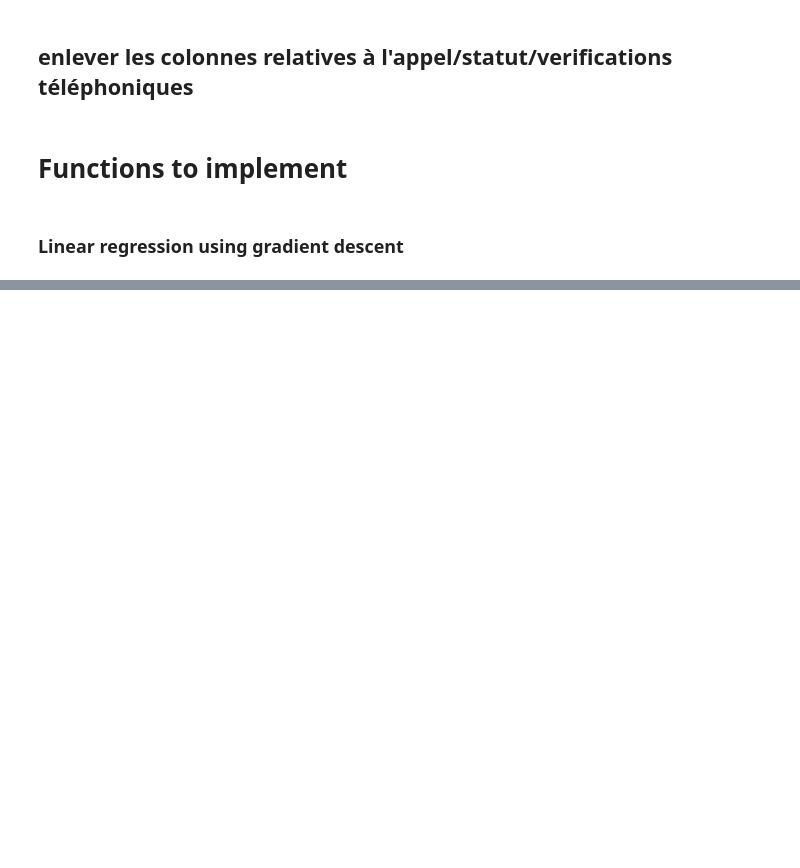
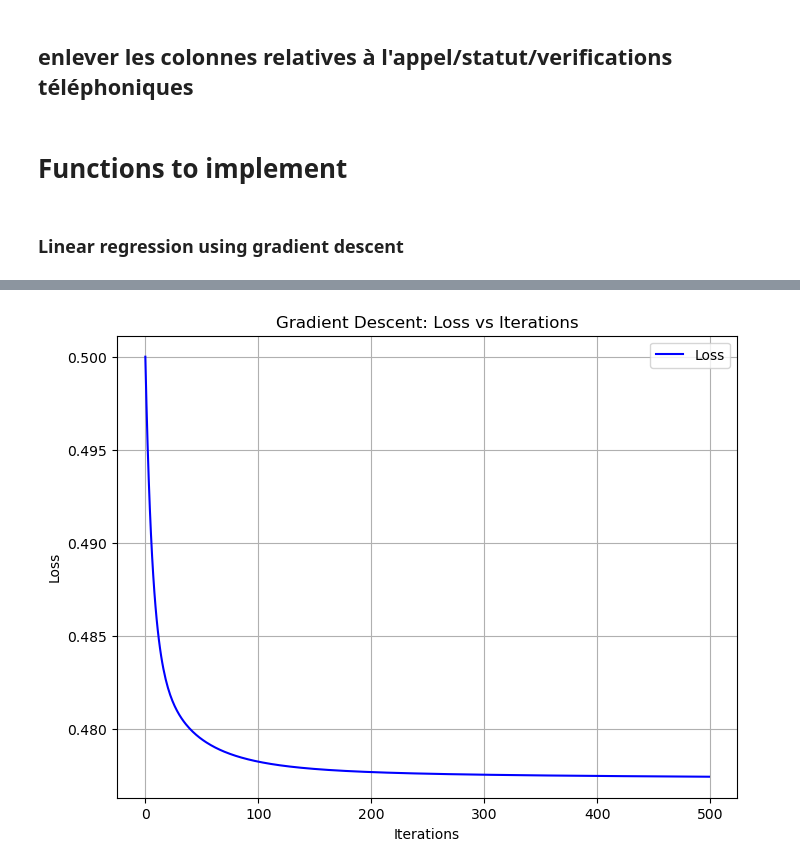
Before and after one commit to danielmurphy05/ML-Project1-Anna-Daniel, a Jupyter notebook: work.ipynb, the cells around one changed output, grey strips where cells are left out. Cells and saved outputs as stored; diff of their text form; code cells hidden in the pictures; blank space fills up the shorter version.

```diff
--- a/work.ipynb
+++ b/work.ipynb
@@ -283,6 +340,6 @@ def gradient_descent(y, tx, initial_w, max_iters, gamma):
 # %%
-# Préparer les données
-X = data_clean.copy()
+# Features
+X = data_clean_standardized.to_numpy(dtype=float)
 
 y = pd.read_csv("dataset/y_train.csv")
 
@@ -305,0 +363,21 @@ Nombre de features : 177
+# %%
+# Number of features
+D = X.shape[1]
+
+# Initialize weights
+initial_w = np.zeros(D)
+
+# Hyperparameters
+max_iters = 500
+gamma = 0.01
+
+# Run GD
+losses, ws = gradient_descent(
+    y, X, initial_w, max_iters, gamma
+)
+
+# Final weights and loss
+final_w = ws[-1]
+
+print("Final weights:", final_w)
+print("Final loss:", losses[-1])
@@ -305,0 +402,14 @@ Nombre de features : 177
+# %%
+import matplotlib.pyplot as plt
+
+# Plot the loss vs iterations
+plt.figure(figsize=(8, 6))
+plt.plot(range(len(losses)), losses, label="Loss", color="blue")
+plt.xlabel("Iterations")
+plt.ylabel("Loss")
+plt.title("Gradient Descent: Loss vs Iterations")
+plt.grid(True)
+plt.legend()
+plt.show()
+# %% [output]
+[figure, added]
```
Also changed, not shown: parts of 15 cells of this notebook, 3 other files.
